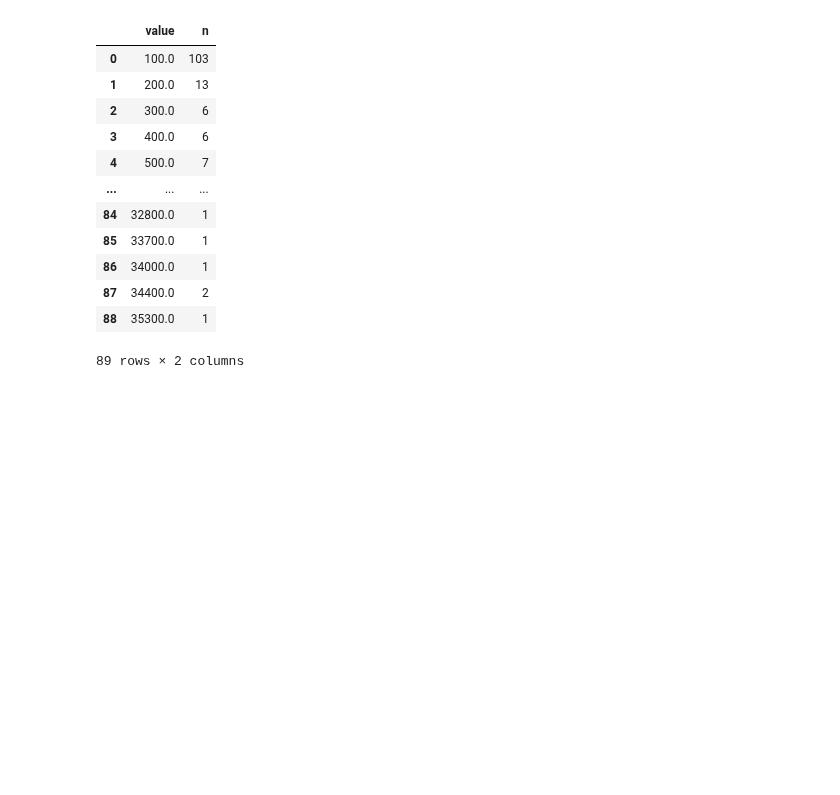
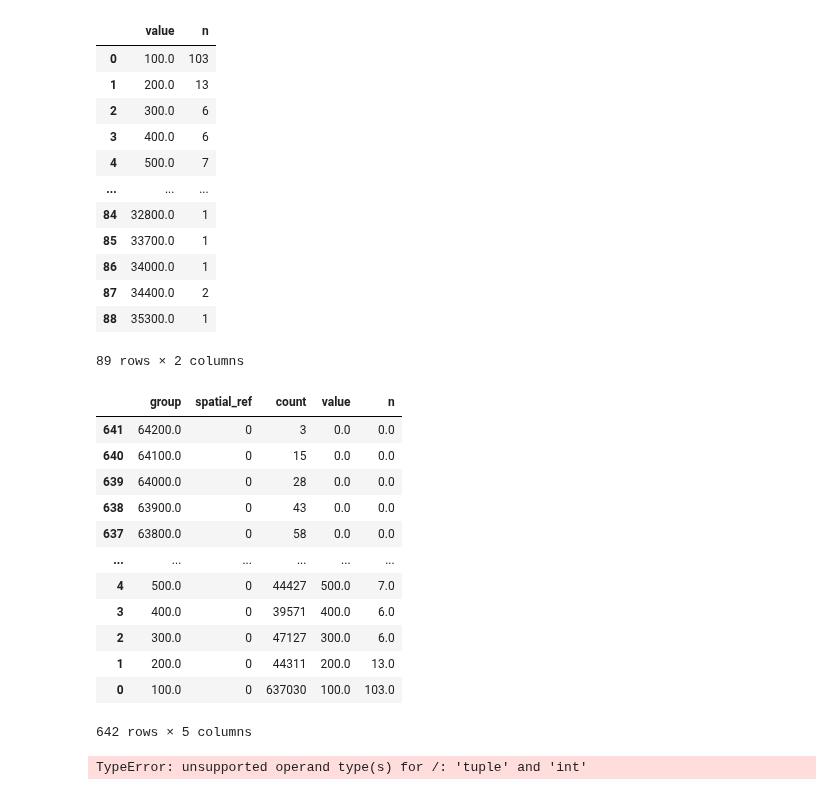
Before and after one commit to RichardScottOZ/Simple-Weights-of-Evidence, a Jupyter notebook: WoE-Test.ipynb, the cells around one changed output. Drawn from its saved outputs; the diff is of its cells as text; code cells hidden in the pictures; blank space fills up the shorter version.

```diff
--- a/WoE-Test.ipynb
+++ b/WoE-Test.ipynb
@@ -271,3 +271,30 @@ valCount2['Dist2Breccia.tif']
 | 87 | 34400.0 | 2 |
 | 88 | 35300.0 | 1 |
 89 rows × 2 columns
+# %%
+freqTableD = {}
+for d in freq_table:
+    freqTableD[d] = freqTable2[d].sort_values(by='group',ascending=False)
+# %%
+freqTableD['Dist2Breccia.tif']
+# %% [output]
+|  | group | spatial_ref | count | value | n |
+| 641 | 64200.0 | 0 | 3 | 0.0 | 0.0 |
+| 640 | 64100.0 | 0 | 15 | 0.0 | 0.0 |
+| 639 | 64000.0 | 0 | 28 | 0.0 | 0.0 |
+| 638 | 63900.0 | 0 | 43 | 0.0 | 0.0 |
+| 637 | 63800.0 | 0 | 58 | 0.0 | 0.0 |
+| ... | ... | ... | ... | ... | ... |
+| 4 | 500.0 | 0 | 44427 | 500.0 | 7.0 |
+| 3 | 400.0 | 0 | 39571 | 400.0 | 6.0 |
+| 2 | 300.0 | 0 | 47127 | 300.0 | 6.0 |
+| 1 | 200.0 | 0 | 44311 | 200.0 | 13.0 |
+| 0 | 100.0 | 0 | 637030 | 100.0 | 103.0 |
+642 rows × 5 columns
+# %%
+#pixel size in km
+
+class_km2 = data[d].rio.resolution().tolist / 1000
+class_km2
+# %% [output]
+TypeError: unsupported operand type(s) for /: 'tuple' and 'int'
```
